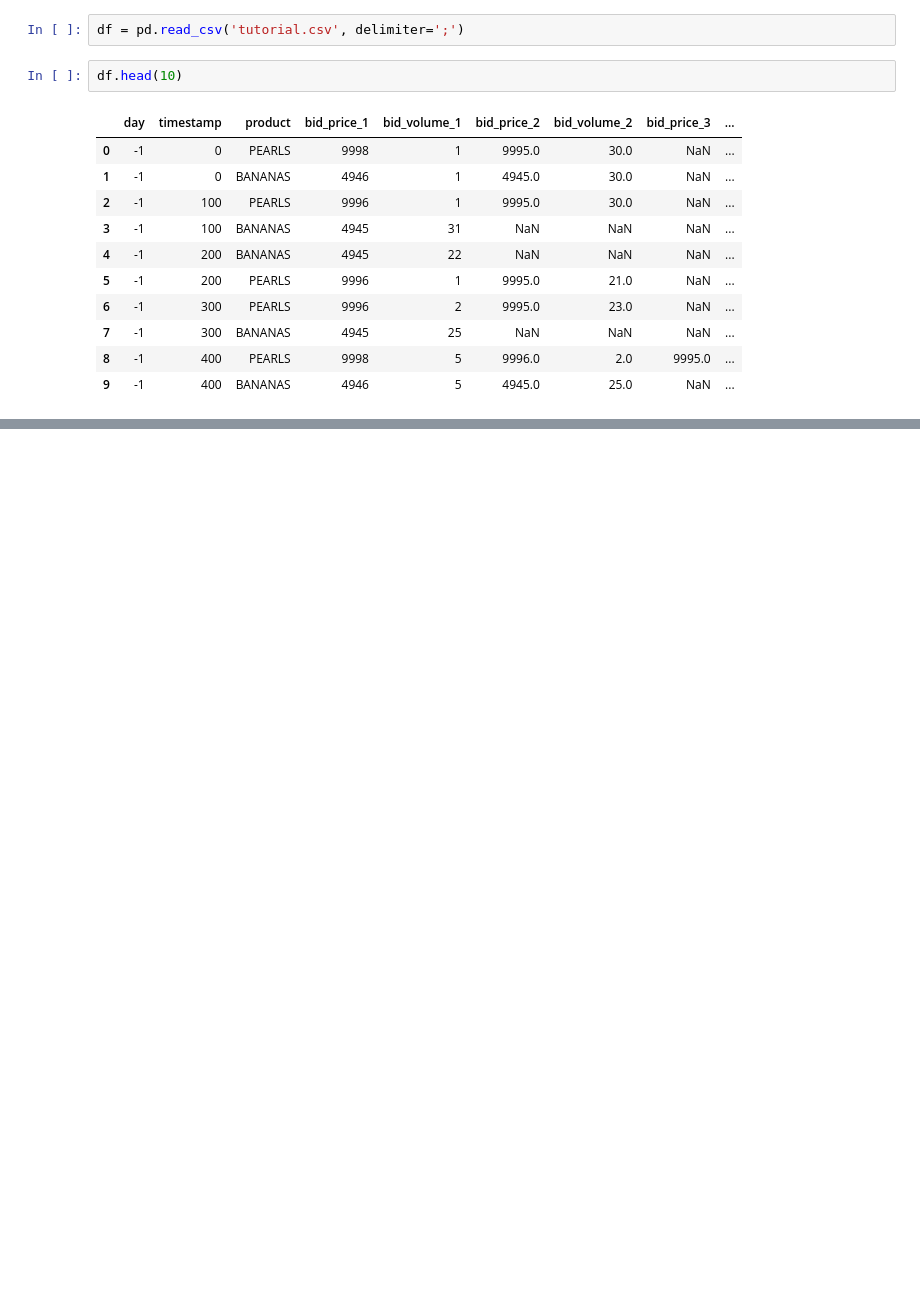
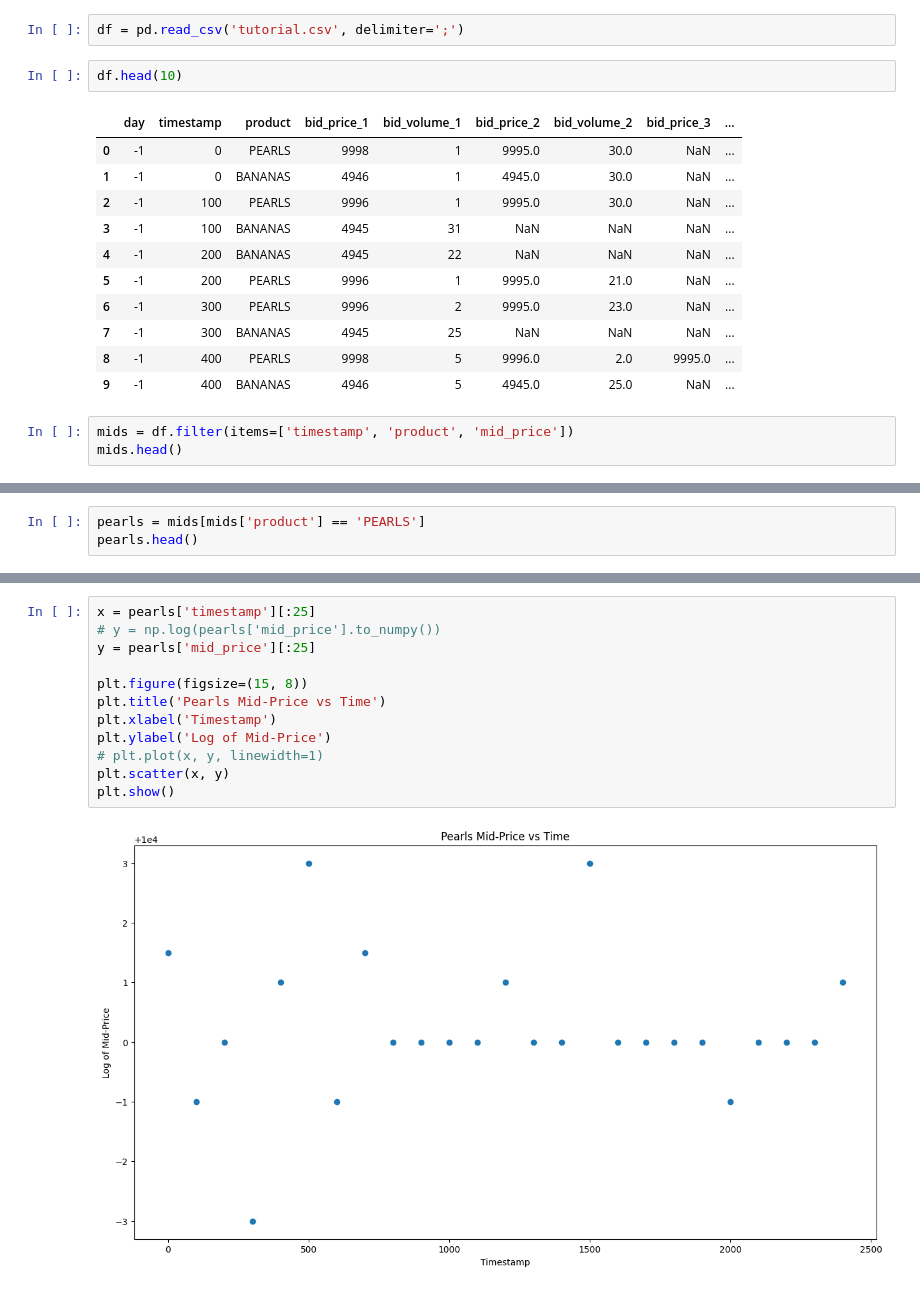
Before and after one commit to kzqiu/imc-2023, a Jupyter notebook: readtest.ipynb, the cells around one changed output, grey strips where cells are left out. Cells and saved outputs as stored; diff of their text form; blank space fills up the shorter version.

```diff
--- a/readtest.ipynb
+++ b/readtest.ipynb
@@ -17,3 +18,6 @@ df.head(10)
 | 7 | -1 | 300 | BANANAS | 4945 | 25 | NaN | NaN | NaN | ... |
 | 8 | -1 | 400 | PEARLS | 9998 | 5 | 9996.0 | 2.0 | 9995.0 | ... |
 | 9 | -1 | 400 | BANANAS | 4946 | 5 | 4945.0 | 25.0 | NaN | ... |
+# %%
+mids = df.filter(items=['timestamp', 'product', 'mid_price'])
+mids.head()
@@ -19,0 +31,3 @@ df.head(10)
+# %%
+pearls = mids[mids['product'] == 'PEARLS']
+pearls.head()
@@ -19,0 +41,14 @@ df.head(10)
+# %%
+x = pearls['timestamp'][:25]
+# y = np.log(pearls['mid_price'].to_numpy())
+y = pearls['mid_price'][:25]
+
+plt.figure(figsize=(15, 8))
+plt.title('Pearls Mid-Price vs Time')
+plt.xlabel('Timestamp')
+plt.ylabel('Log of Mid-Price')
+# plt.plot(x, y, linewidth=1)
+plt.scatter(x, y)
+plt.show()
+# %% [output]
+[figure, added]
```
Also changed, not shown: parts of 5 cells of this notebook, 1 other file.
